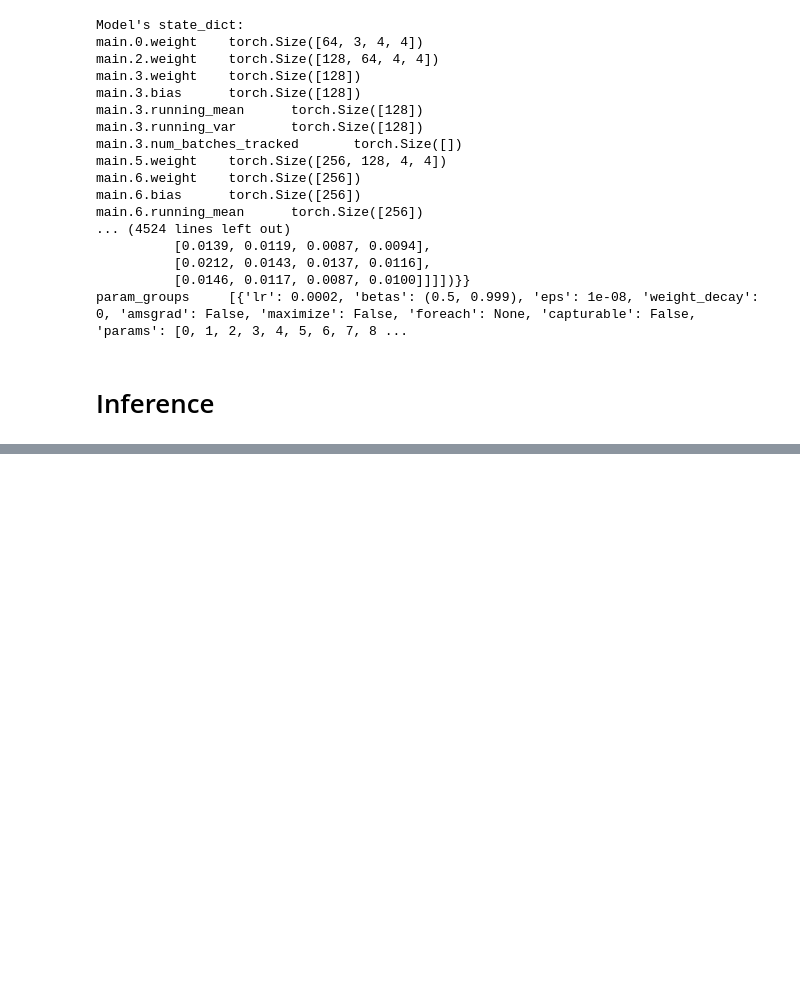
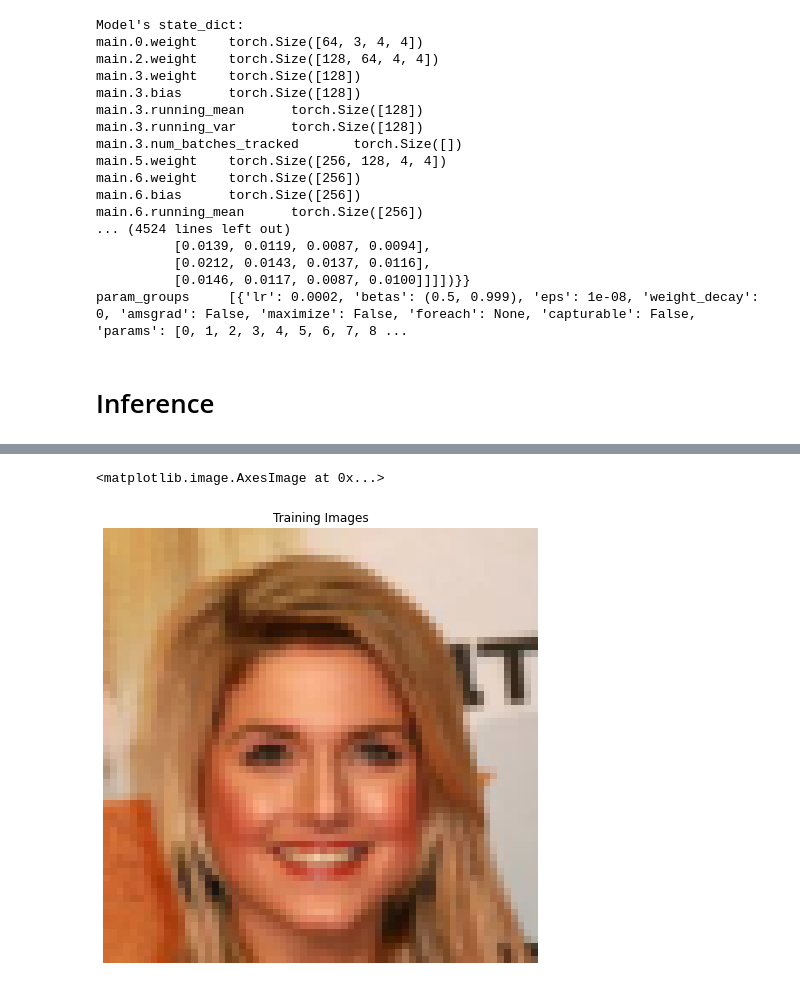
Before and after one commit to SeonghaEom/AI504, a Jupyter notebook: AI504_MIDTERM_PJ.ipynb, the cells around one changed output, grey strips where cells are left out. Saved outputs shown, nothing was run; the diff lists cells and outputs as text; code cells hidden in the pictures; blank space fills up the shorter version.

Commit message:
done and add code for continue pretrained model

```diff
--- a/AI504_MIDTERM_PJ.ipynb
+++ b/AI504_MIDTERM_PJ.ipynb
@@ -29,7 +29,7 @@ Random Seed:  999
 <torch._C.Generator at 0x...>
 # %%
 # Root directory for dataset
-dataroot = "./"
+dataroot = "./dataset"
 
 # Number of workers for dataloader
 workers = 2
@@ -54,7 +54,7 @@ ngf = 64
 ndf = 64
 
 # Number of training epochs
-num_epochs = 5
+num_epochs = 50
 
 # Learning rate for optimizers
 lr = 0.0002
@@ -64,6 +64,8 @@ beta1 = 0.5
 
 # Number of GPUs available. Use 0 for CPU mode.
 ngpu = 1
+
+load_pretrained=True
 # %% [markdown]
 # Train
 # %%
@@ -440,26 +461,29 @@ netD.eval()
 # %%
 # We can use an image folder dataset the way we have it setup.
 # Create the dataset
 from dataset import RealDataset
 dataroot = './real'
 transform= transforms.Compose([
                                transforms.Resize(image_size),
                                transforms.CenterCrop(image_size),
                                transforms.ToTensor(),
                                transforms.Normalize((0.5, 0.5, 0.5), (0.5, 0.5, 0.5)),
                            ])
 dataset = RealDataset(root_dir=dataroot, transform=transform)
 # Create the dataloader
 dataloader = torch.utils.data.DataLoader(dataset, batch_size=batch_size,
                                          shuffle=True, num_workers=workers)
 
 # Decide which device we want to run on
-# device = torch.device("cuda:0" if (torch.cuda.is_available() and ngpu > 0) else "cpu")
-device = torch.device("gpu:0")
+device = torch.device("cuda:0" if (torch.cuda.is_available() and ngpu > 0) else "cpu")
+# device = torch.device("gpu:0")
 
 # Plot some training images
 real_batch = next(iter(dataloader))
 plt.figure(figsize=(8,8))
 plt.axis("off")
 plt.title("Training Images")
 plt.imshow(np.transpose(vutils.make_grid(real_batch[0].to(device)[:64], padding=2, normalize=True).cpu(),(1,2,0)))
+# %% [output]
+<matplotlib.image.AxesImage at 0x...>
+[figure, added]
```
Also changed, not shown: parts of 9 cells of this notebook.
